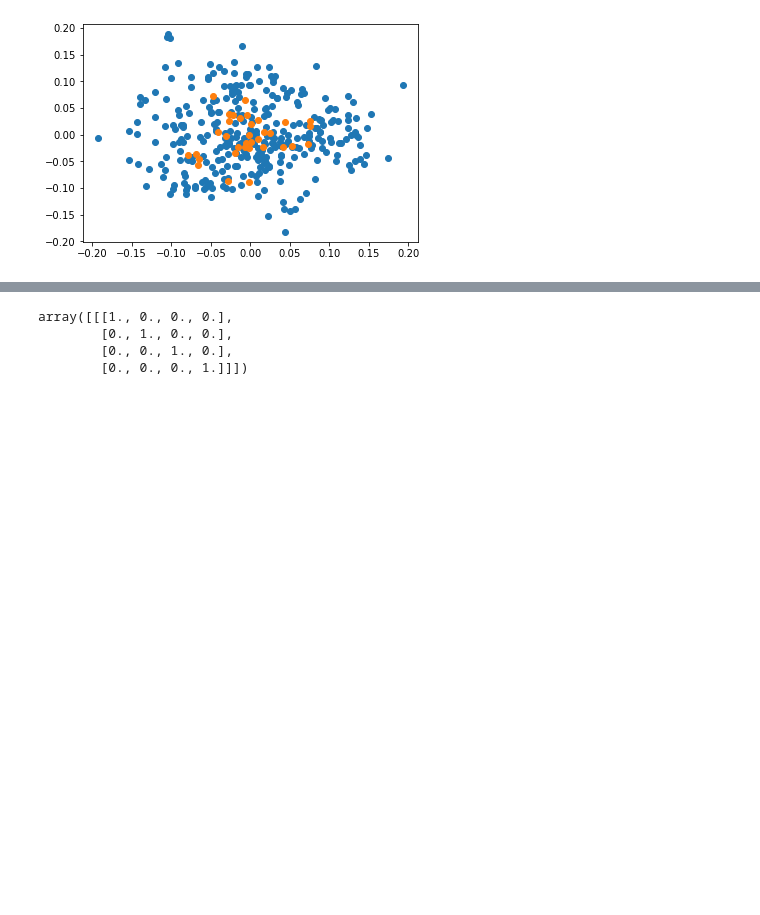
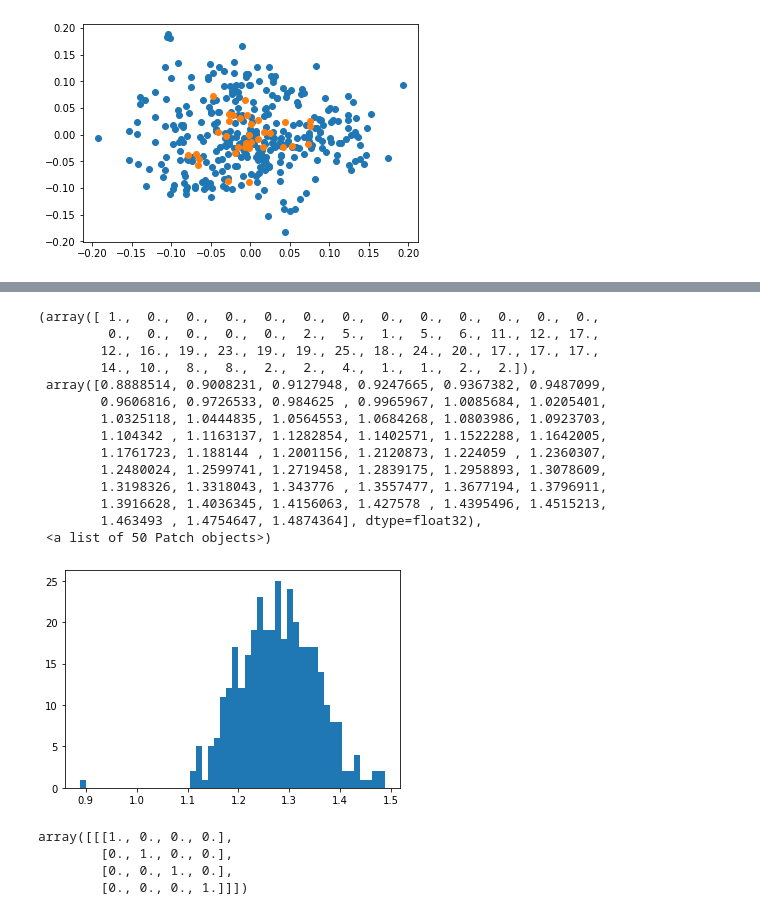
Before and after one commit to googleinterns/hierarchicalforecasting, a Jupyter notebook: notebooks/emb_analysis.ipynb, the cells around one changed output, grey strips where cells are left out. Cells and saved outputs as stored; diff of their text form; code cells hidden in the pictures; blank space fills up the shorter version.

```diff
--- a/notebooks/emb_analysis.ipynb
+++ b/notebooks/emb_analysis.ipynb
@@ -51,3 +51,25 @@ for i in range(num_points):
+# %%
+with open('../scratch/emb_sibling_reg.pkl', 'rb') as fin:
+    emb = pickle.load(fin)
+diff = emb - emb_gen
+norms = np.linalg.norm(diff, axis=1)
+plt.hist(norms, bins=50)
+# %% [output]
+(array([ 1.,  0.,  0.,  0.,  0.,  0.,  0.,  0.,  0.,  0.,  0.,  0.,  0.,
+         0.,  0.,  0.,  0.,  0.,  2.,  5.,  1.,  5.,  6., 11., 12., 17.,
+        12., 16., 19., 23., 19., 19., 25., 18., 24., 20., 17., 17., 17.,
+        14., 10.,  8.,  8.,  2.,  2.,  4.,  1.,  1.,  2.,  2.]),
+ array([0.8888514, 0.9008231, 0.9127948, 0.9247665, 0.9367382, 0.9487099,
+        0.9606816, 0.9726533, 0.984625 , 0.9965967, 1.0085684, 1.0205401,
+        1.0325118, 1.0444835, 1.0564553, 1.0684268, 1.0803986, 1.0923703,
+        1.104342 , 1.1163137, 1.1282854, 1.1402571, 1.1522288, 1.1642005,
+        1.1761723, 1.188144 , 1.2001156, 1.2120873, 1.224059 , 1.2360307,
+        1.2480024, 1.2599741, 1.2719458, 1.2839175, 1.2958893, 1.3078609,
+        1.3198326, 1.3318043, 1.343776 , 1.3557477, 1.3677194, 1.3796911,
+        1.3916628, 1.4036345, 1.4156063, 1.427578 , 1.4395496, 1.4515213,
+        1.463493 , 1.4754647, 1.4874364], dtype=float32),
+ <a list of 50 Patch objects>)
+[figure, added]
 # %%
 x = np.bool([0, 0, 1, 1])
 y = np.identity(4)
```
Also changed, not shown: parts of 2 cells of this notebook, 8 other files.
